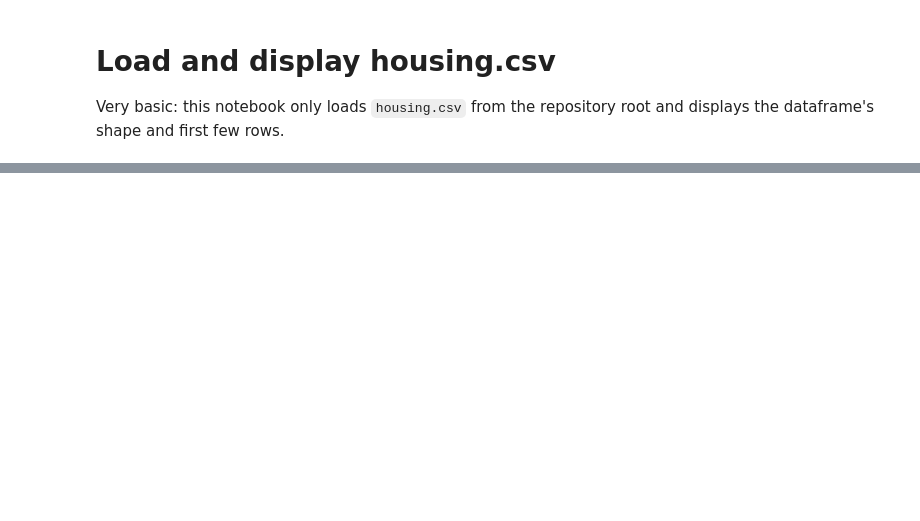
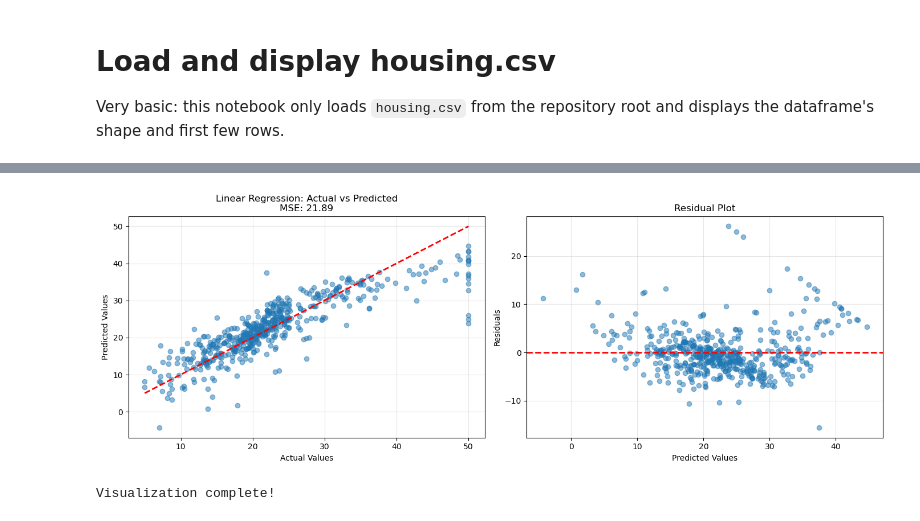
Before and after one commit to sooryas1233213/Cryptonite-RTP-Soorya, a Jupyter notebook: linear_regression_simple.ipynb, the cells around one changed output, grey strips where cells are left out. Cells and saved outputs as stored; diff of their text form; code cells hidden in the pictures; blank space fills up the shorter version.

```diff
--- a/linear_regression_simple.ipynb
+++ b/linear_regression_simple.ipynb
@@ -89,0 +90,31 @@ print("weights w:", np.round(w, 6))
+# %%
+import matplotlib.pyplot as plt
+
+# Visualization
+fig, axes = plt.subplots(1, 2, figsize=(14, 5))
+
+# Plot 1: Actual vs Predicted
+axes[0].scatter(y, y_pred, alpha=0.5)
+axes[0].plot([y.min(), y.max()], [y.min(), y.max()], 'r--', lw=2)
+axes[0].set_xlabel('Actual Values')
+axes[0].set_ylabel('Predicted Values')
+axes[0].set_title(f'Linear Regression: Actual vs Predicted\nMSE: {mse:.2f}')
+axes[0].grid(True, alpha=0.3)
+
+# Plot 2: Residuals
+residuals = y - y_pred
+axes[1].scatter(y_pred, residuals, alpha=0.5)
+axes[1].axhline(y=0, color='r', linestyle='--', lw=2)
+axes[1].set_xlabel('Predicted Values')
+axes[1].set_ylabel('Residuals')
+axes[1].set_title('Residual Plot')
+axes[1].grid(True, alpha=0.3)
+
+plt.tight_layout()
+plt.savefig('linear_regression_results.png', dpi=150, bbox_inches='tight')
+plt.show()
+
+print("\nVisualization complete!")
+# %% [output]
+[figure, added]
+Visualization complete!
```
Also changed, not shown: parts of 3 cells of this notebook, 1 other file.
